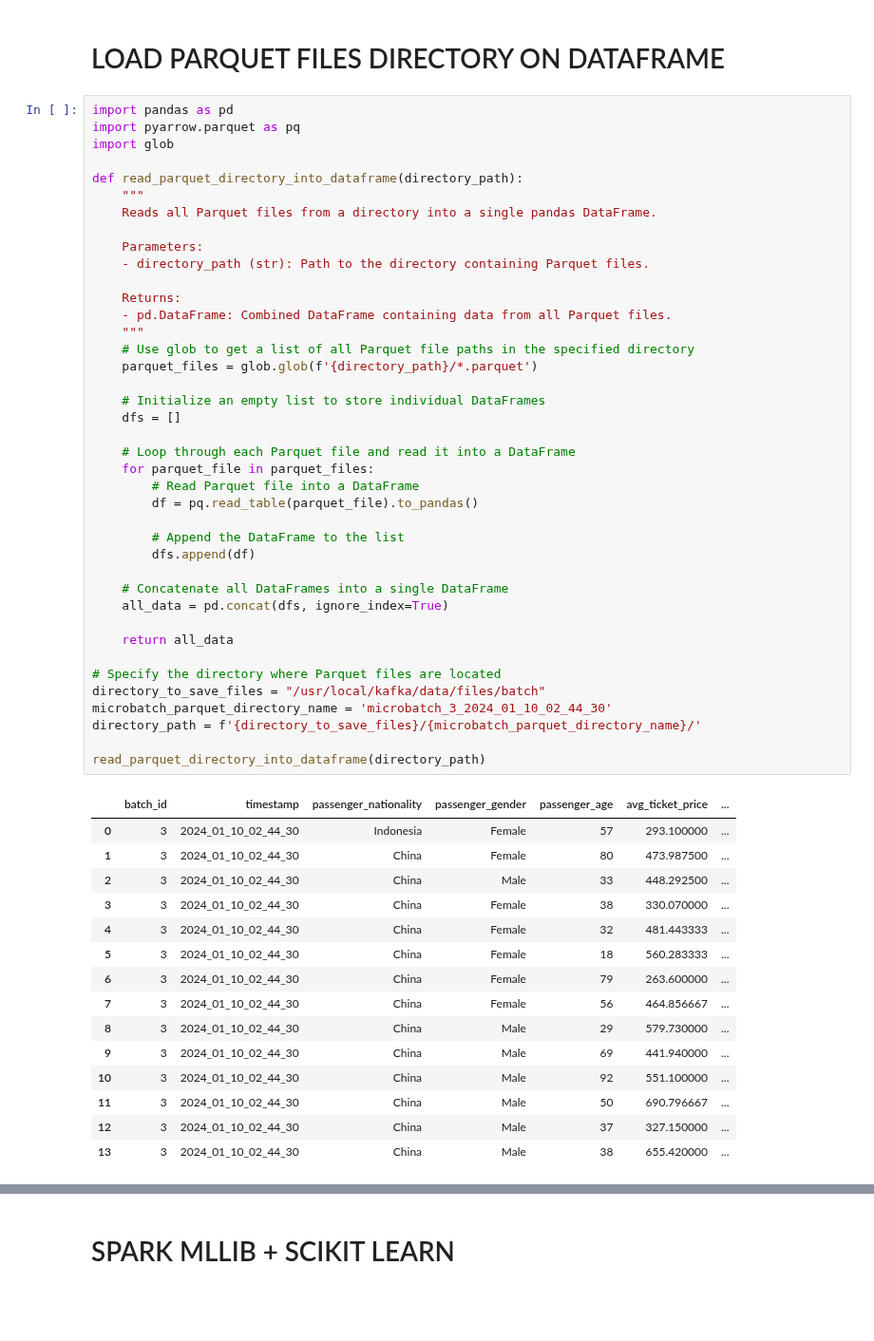
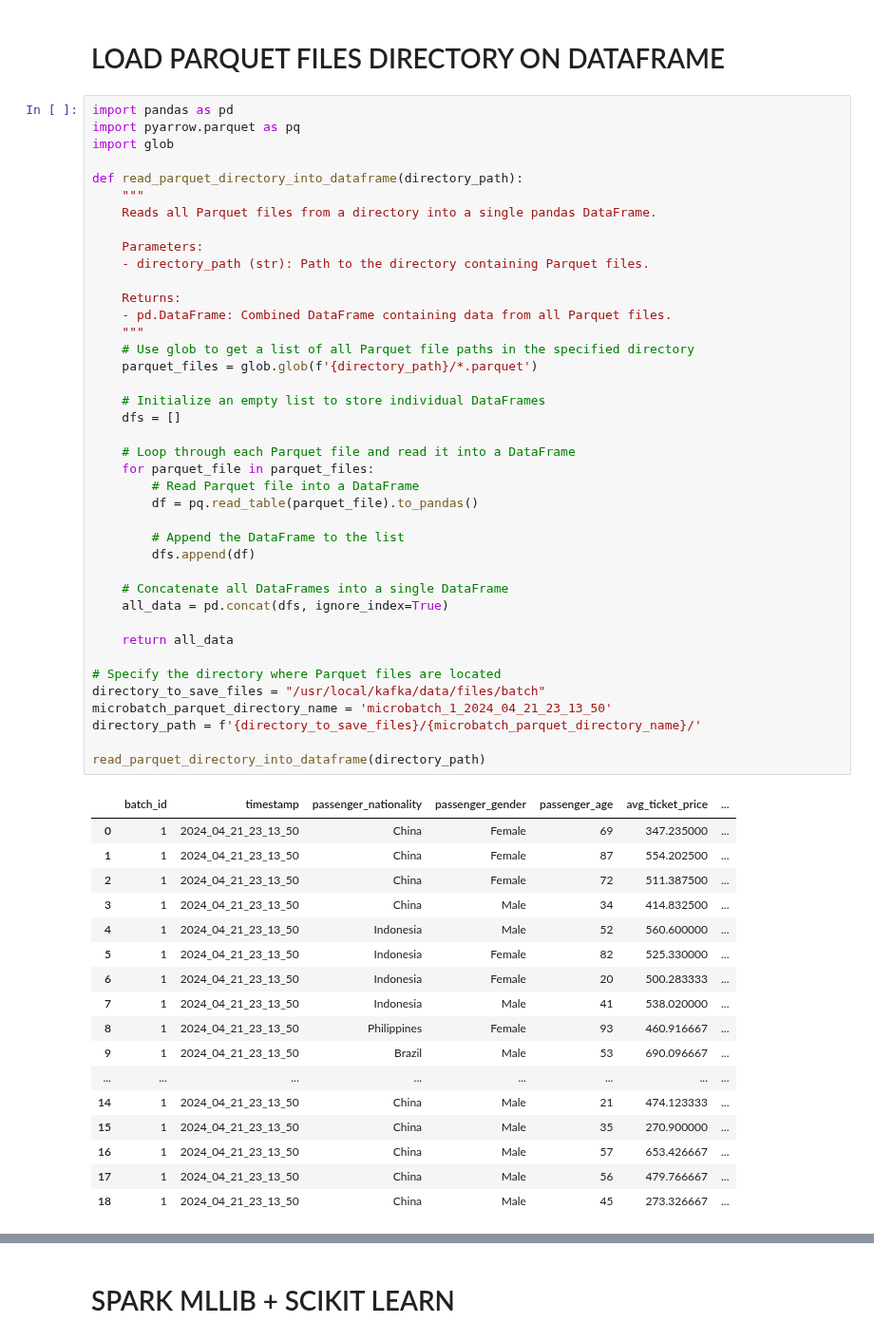
Before and after one commit to JorgeCardona/recursos, a Jupyter notebook: docker_hub/jupyterlab_multilanguages_dockerfile/Spark-Kafka-Batch-Streaming-MlLib.ipynb, the cells around one changed output, grey strips where cells are left out. Shown at 95% size. Cells and saved outputs as stored; diff of their text form; blank space fills up the shorter version.

```diff
--- a/docker_hub/jupyterlab_multilanguages_dockerfile/Spark-Kafka-Batch-Streaming-MlLib.ipynb
+++ b/docker_hub/jupyterlab_multilanguages_dockerfile/Spark-Kafka-Batch-Streaming-MlLib.ipynb
@@ -592,45 +627,47 @@ def read_parquet_directory_into_dataframe(directory_path):
 
     Returns:
     - pd.DataFrame: Combined DataFrame containing data from all Parquet files.
     """
     # Use glob to get a list of all Parquet file paths in the specified directory
     parquet_files = glob.glob(f'{directory_path}/*.parquet')
 
     # Initialize an empty list to store individual DataFrames
     dfs = []
 
     # Loop through each Parquet file and read it into a DataFrame
     for parquet_file in parquet_files:
         # Read Parquet file into a DataFrame
         df = pq.read_table(parquet_file).to_pandas()
 
         # Append the DataFrame to the list
         dfs.append(df)
 
     # Concatenate all DataFrames into a single DataFrame
     all_data = pd.concat(dfs, ignore_index=True)
 
     return all_data
 
 # Specify the directory where Parquet files are located
 directory_to_save_files = "/usr/local/kafka/data/files/batch"
-microbatch_parquet_directory_name = 'microbatch_3_2024_01_10_02_44_30'
+microbatch_parquet_directory_name = 'microbatch_1_2024_04_21_23_13_50'
 directory_path = f'{directory_to_save_files}/{microbatch_parquet_directory_name}/'
 
 read_parquet_directory_into_dataframe(directory_path)
 # %% [output]
 |  | batch_id | timestamp | passenger_nationality | passenger_gender | passenger_age | avg_ticket_price | ... |
-| 0 | 3 | 2024_01_10_02_44_30 | Indonesia | Female | 57 | 293.100000 | ... |
-| 1 | 3 | 2024_01_10_02_44_30 | China | Female | 80 | 473.987500 | ... |
-| 2 | 3 | 2024_01_10_02_44_30 | China | Male | 33 | 448.292500 | ... |
-| 3 | 3 | 2024_01_10_02_44_30 | China | Female | 38 | 330.070000 | ... |
-| 4 | 3 | 2024_01_10_02_44_30 | China | Female | 32 | 481.443333 | ... |
-| 5 | 3 | 2024_01_10_02_44_30 | China | Female | 18 | 560.283333 | ... |
-| 6 | 3 | 2024_01_10_02_44_30 | China | Female | 79 | 263.600000 | ... |
-| 7 | 3 | 2024_01_10_02_44_30 | China | Female | 56 | 464.856667 | ... |
-| 8 | 3 | 2024_01_10_02_44_30 | China | Male | 29 | 579.730000 | ... |
-| 9 | 3 | 2024_01_10_02_44_30 | China | Male | 69 | 441.940000 | ... |
-| 10 | 3 | 2024_01_10_02_44_30 | China | Male | 92 | 551.100000 | ... |
-| 11 | 3 | 2024_01_10_02_44_30 | China | Male | 50 | 690.796667 | ... |
-| 12 | 3 | 2024_01_10_02_44_30 | China | Male | 37 | 327.150000 | ... |
-| 13 | 3 | 2024_01_10_02_44_30 | China | Male | 38 | 655.420000 | ... |
+| 0 | 1 | 2024_04_21_23_13_50 | China | Female | 69 | 347.235000 | ... |
+| 1 | 1 | 2024_04_21_23_13_50 | China | Female | 87 | 554.202500 | ... |
+| 2 | 1 | 2024_04_21_23_13_50 | China | Female | 72 | 511.387500 | ... |
+| 3 | 1 | 2024_04_21_23_13_50 | China | Male | 34 | 414.832500 | ... |
+| 4 | 1 | 2024_04_21_23_13_50 | Indonesia | Male | 52 | 560.600000 | ... |
+| 5 | 1 | 2024_04_21_23_13_50 | Indonesia | Female | 82 | 525.330000 | ... |
+| 6 | 1 | 2024_04_21_23_13_50 | Indonesia | Female | 20 | 500.283333 | ... |
+| 7 | 1 | 2024_04_21_23_13_50 | Indonesia | Male | 41 | 538.020000 | ... |
+| 8 | 1 | 2024_04_21_23_13_50 | Philippines | Female | 93 | 460.916667 | ... |
+| 9 | 1 | 2024_04_21_23_13_50 | Brazil | Male | 53 | 690.096667 | ... |
+| ... | ... | ... | ... | ... | ... | ... | ... |
+| 14 | 1 | 2024_04_21_23_13_50 | China | Male | 21 | 474.123333 | ... |
+| 15 | 1 | 2024_04_21_23_13_50 | China | Male | 35 | 270.900000 | ... |
+| 16 | 1 | 2024_04_21_23_13_50 | China | Male | 57 | 653.426667 | ... |
+| 17 | 1 | 2024_04_21_23_13_50 | China | Male | 56 | 479.766667 | ... |
+| 18 | 1 | 2024_04_21_23_13_50 | China | Male | 45 | 273.326667 | ... |
```
Also changed, not shown: parts of 9 cells of this notebook.
